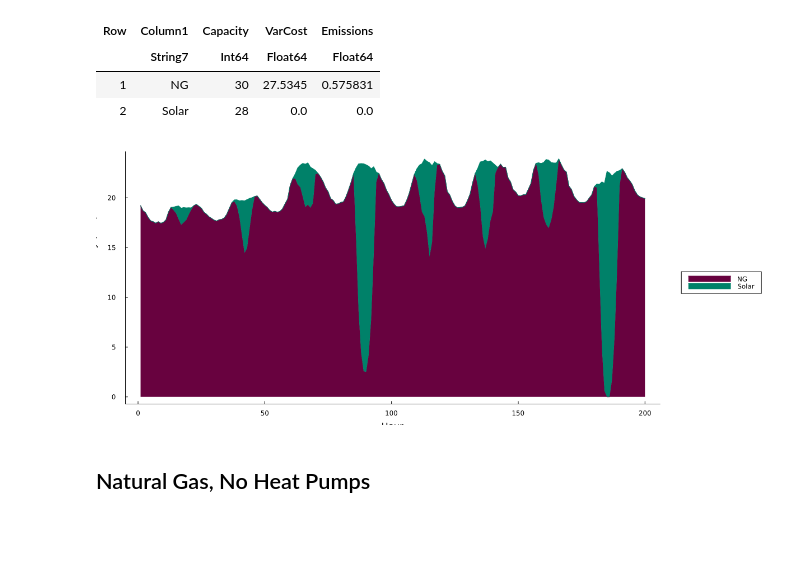
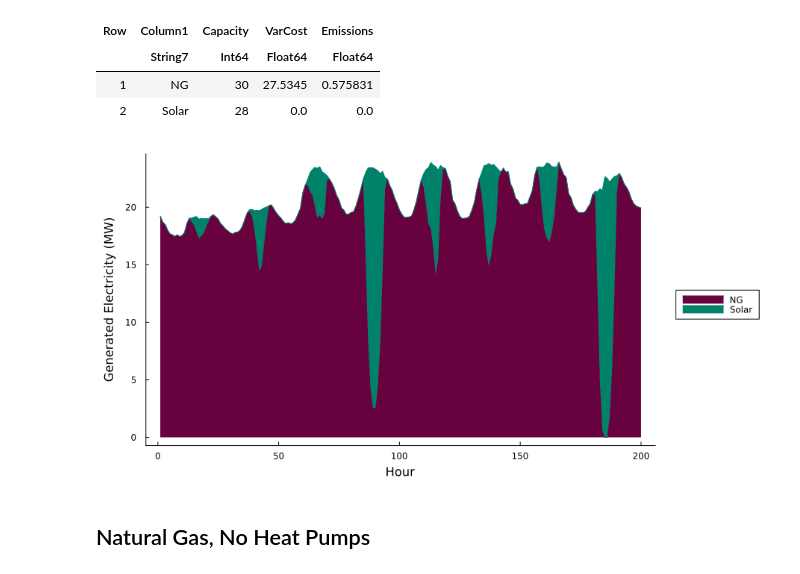
Before and after one commit to BEE4750-FA24/FP-Group6, a Jupyter notebook: Cornell_CHP_Project.ipynb, the cells around one changed output. Drawn from its saved outputs; the diff is of its cells as text; code cells hidden in the pictures; blank space fills up the shorter version.

Commit message:
Graph formatting

```diff
--- a/Cornell_CHP_Project.ipynb
+++ b/Cornell_CHP_Project.ipynb
@@ -416,17 +412,17 @@ gens
 # %%
 gen = value.(y).data
 p = areaplot(gen'[1:200,:],
     label=permutedims(gens[:, :Column1]),
     xlabel = "Hour",
     ylabel ="Generated Electricity (MW)",
     color_palette=:mk_15,
     grid=:false,
     # ylim=(0, 100),
 )
-plot!(legend=:outerright, legendcolumns=1)
-plot!(p, size=(1200, 500))
+plot!(legend=:outerright, legendcolumns=1, leftmargin=5mm, bottommargin=3mm)
+plot!(p, size=(900, 450))
 # %% [output]
-[figure, old version]
+[figure, new version]
 # %% [markdown]
 ## Natural Gas, No Heat Pumps
 # %%
```
Also changed, not shown: parts of 16 cells of this notebook.
